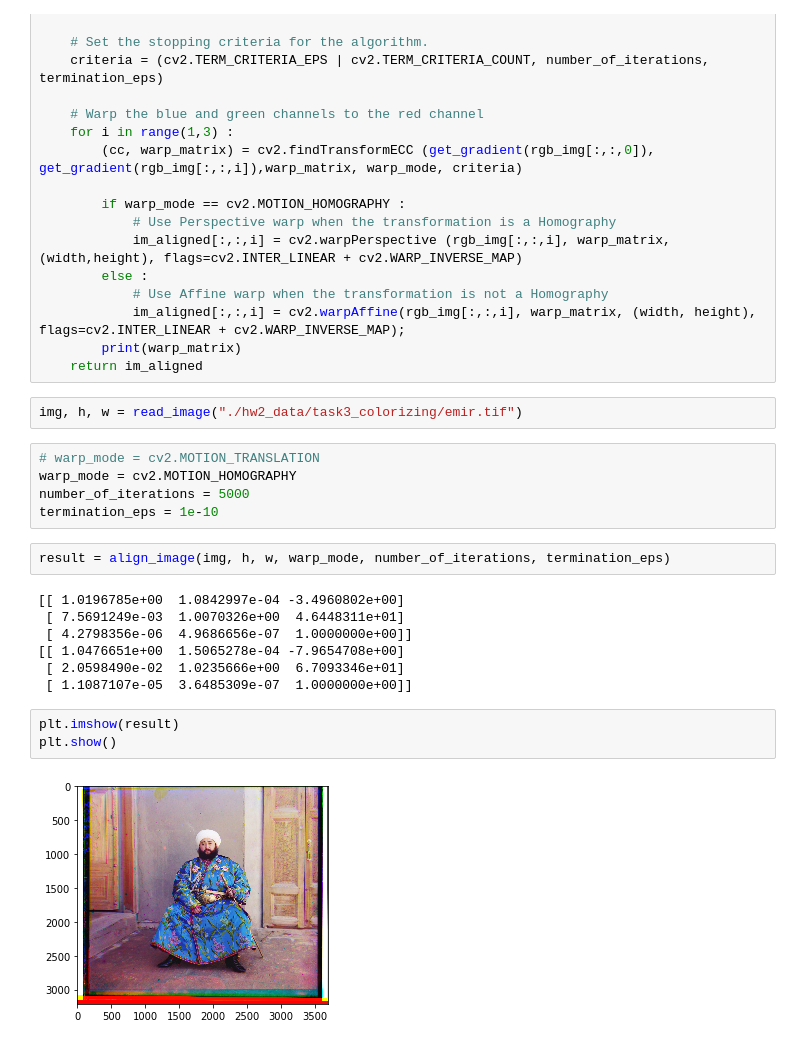
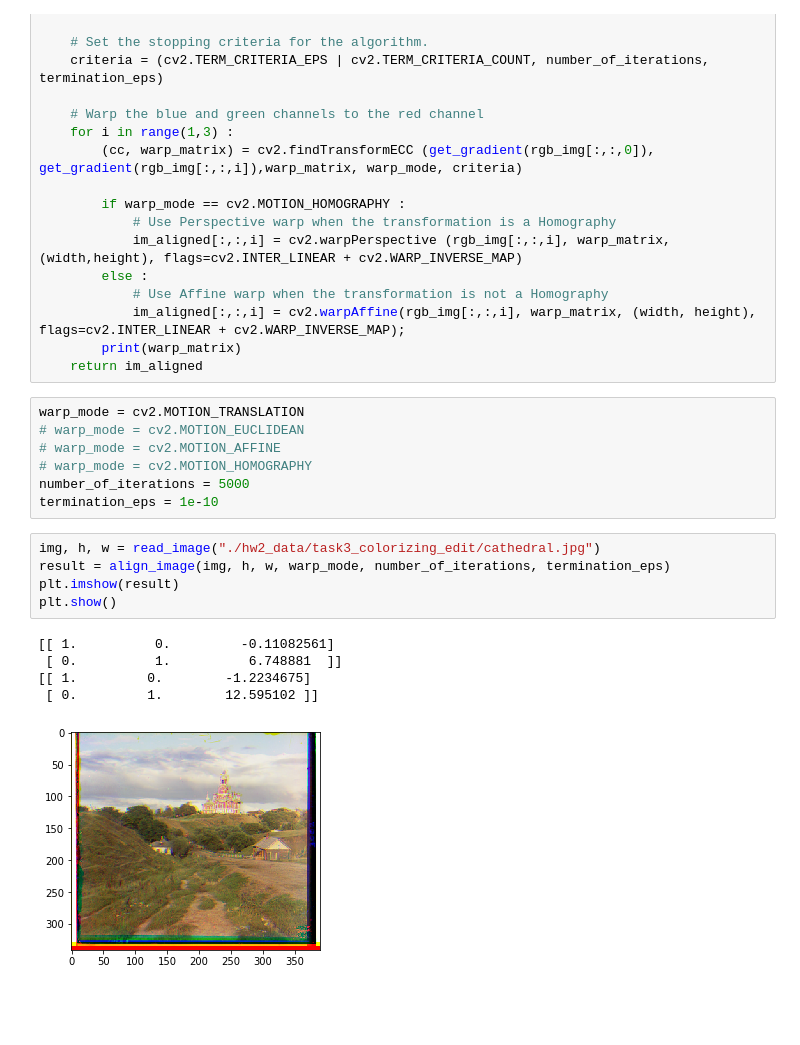
Before and after one commit to PinmanHuang/ILE5062_Computer_Vision, a Jupyter notebook: CV2019_HW2/colorizing.ipynb, the cells around one changed output. Drawn from its saved outputs; the diff is of its cells as text; blank space fills up the shorter version.

Commit message:
for all image(in jpeg)

```diff
--- a/CV2019_HW2/colorizing.ipynb
+++ b/CV2019_HW2/colorizing.ipynb
@@ -53,24 +53,21 @@ def align_image(rgb_img, height, width, warp_mode, number_of_iterations, termina
             im_aligned[:,:,i] = cv2.warpAffine(rgb_img[:,:,i], warp_matrix, (width, height), flags=cv2.INTER_LINEAR + cv2.WARP_INVERSE_MAP);
         print(warp_matrix)
     return im_aligned
-# %%
-img, h, w = read_image("./hw2_data/task3_colorizing/emir.tif")
 # %%
-# warp_mode = cv2.MOTION_TRANSLATION
-warp_mode = cv2.MOTION_HOMOGRAPHY
+warp_mode = cv2.MOTION_TRANSLATION
+# warp_mode = cv2.MOTION_EUCLIDEAN
+# warp_mode = cv2.MOTION_AFFINE
+# warp_mode = cv2.MOTION_HOMOGRAPHY
 number_of_iterations = 5000
 termination_eps = 1e-10
 # %%
+img, h, w = read_image("./hw2_data/task3_colorizing_edit/cathedral.jpg")
 result = align_image(img, h, w, warp_mode, number_of_iterations, termination_eps)
+plt.imshow(result)
+plt.show()
 # %% [output]
-[[ 1.0196785e+00  1.0842997e-04 -3.4960802e+00]
- [ 7.5691249e-03  1.0070326e+00  4.6448311e+01]
- [ 4.2798356e-06  4.9686656e-07  1.0000000e+00]]
-[[ 1.0476651e+00  1.5065278e-04 -7.9654708e+00]
- [ 2.0598490e-02  1.0235666e+00  6.7093346e+01]
- [ 1.1087107e-05  3.6485309e-07  1.0000000e+00]]
+[[ 1.          0.         -0.11082561]
+ [ 0.          1.          6.748881  ]]
+[[ 1.         0.        -1.2234675]
+ [ 0.         1.        12.595102 ]]
+[figure, added]
-# %%
-plt.imshow(result)
-plt.show()
-# %% [output]
-[figure, removed]
```
Also changed, not shown: parts of 12 cells of this notebook, 13 other files.
